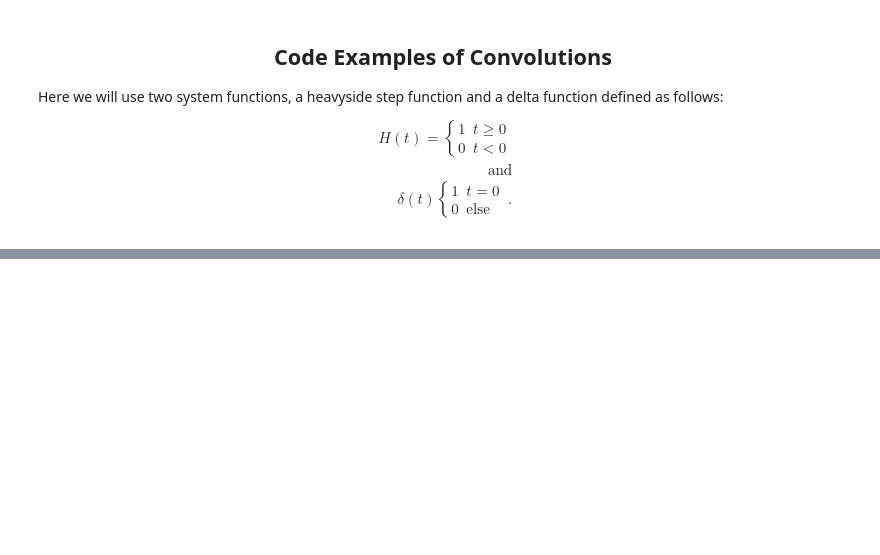
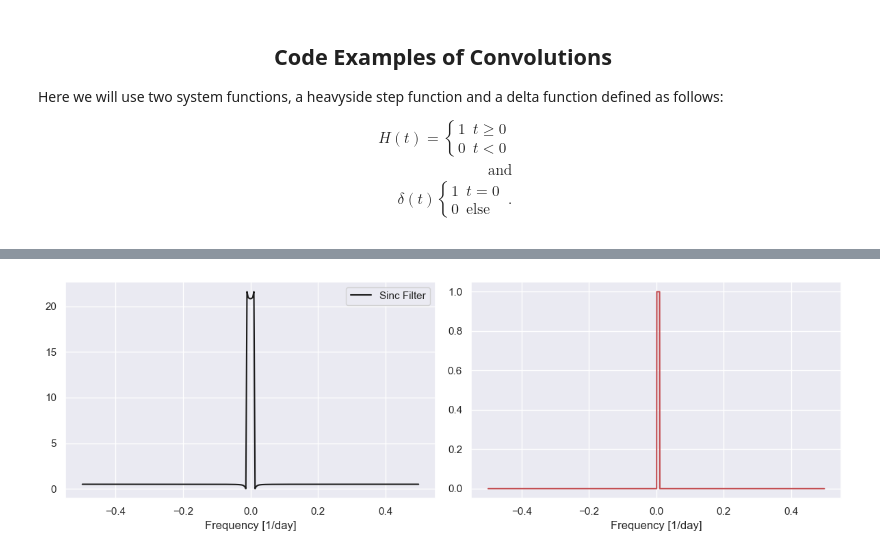
Before and after one commit to 159Patrick159/Medium, a Jupyter notebook: Convolutions/1DIntro.ipynb, the cells around one changed output, grey strips where cells are left out. Saved outputs shown, nothing was run; the diff lists cells and outputs as text; code cells hidden in the pictures; blank space fills up the shorter version.

```diff
--- a/Convolutions/1DIntro.ipynb
+++ b/Convolutions/1DIntro.ipynb
@@ -148,0 +223,22 @@ plt.tight_layout()
+# %%
+dt = 1 # Sampling is 1 day
+k = 30
+# Define frequency array with respect to length of time series
+freq = np.fft.fftshift(np.fft.fftfreq(len(t),dt))
+t_domain = np.arange(0,t.max(),5)
+f_domain = np.fft.fftshift(np.fft.fftfreq(len(t_domain)))
+# Define filters
+Sinc = sinc_function(t_domain,0.005)
+Sincf = np.fft.fftshift(np.fft.fft(Sinc))
+Boxcar = ideal_boxcar(freq,0.001,0.010)
+# Visualize plots
+fig, ax = plt.subplots(figsize=(12,4),ncols=2)
+ax[0].plot(f_domain,Sincf.real,c='k',label='Sinc Filter')
+ax[0].set_xlabel("Frequency [1/day]")
+ax[0].legend()
+ax[1].plot(freq,Boxcar,c='r',label='Boxcar Filter')
+ax[1].set_xlabel("Frequency [1/day]")
+ax[0].legend()
+plt.tight_layout()
+# %% [output]
+[figure, added]
```
Also changed, not shown: parts of 10 cells of this notebook, 1 other file.
